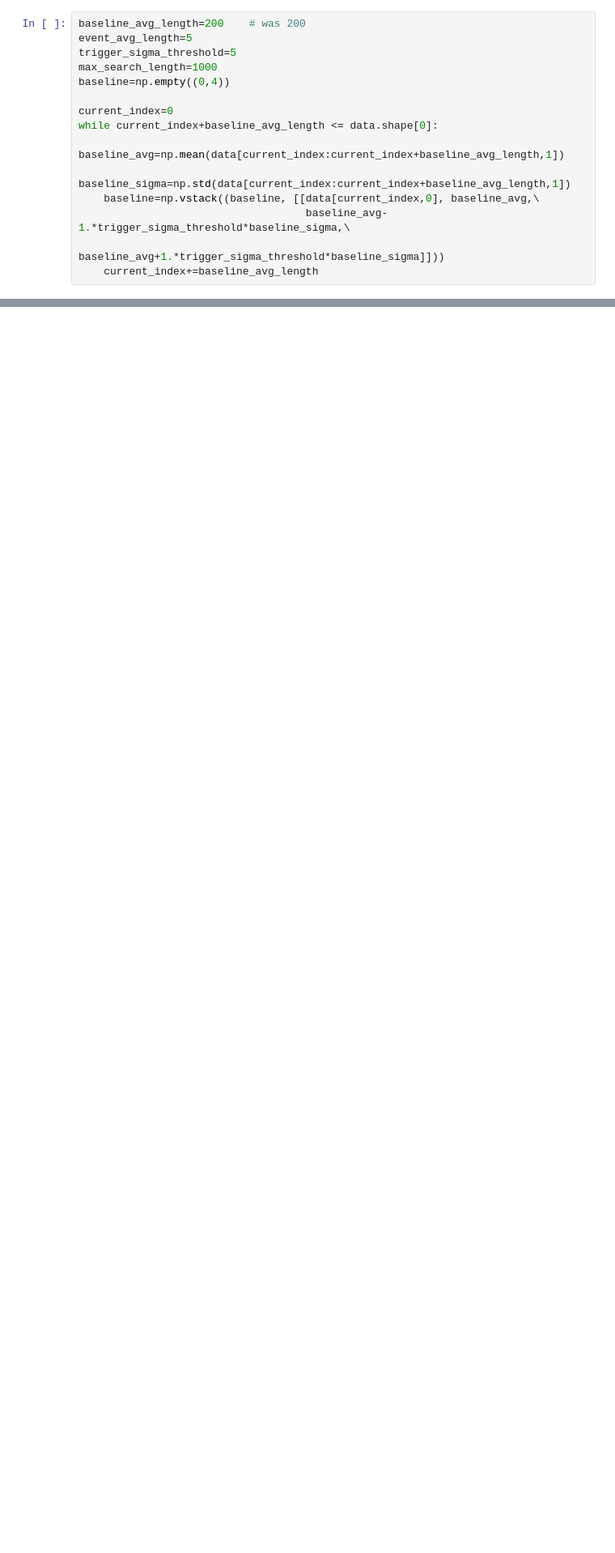
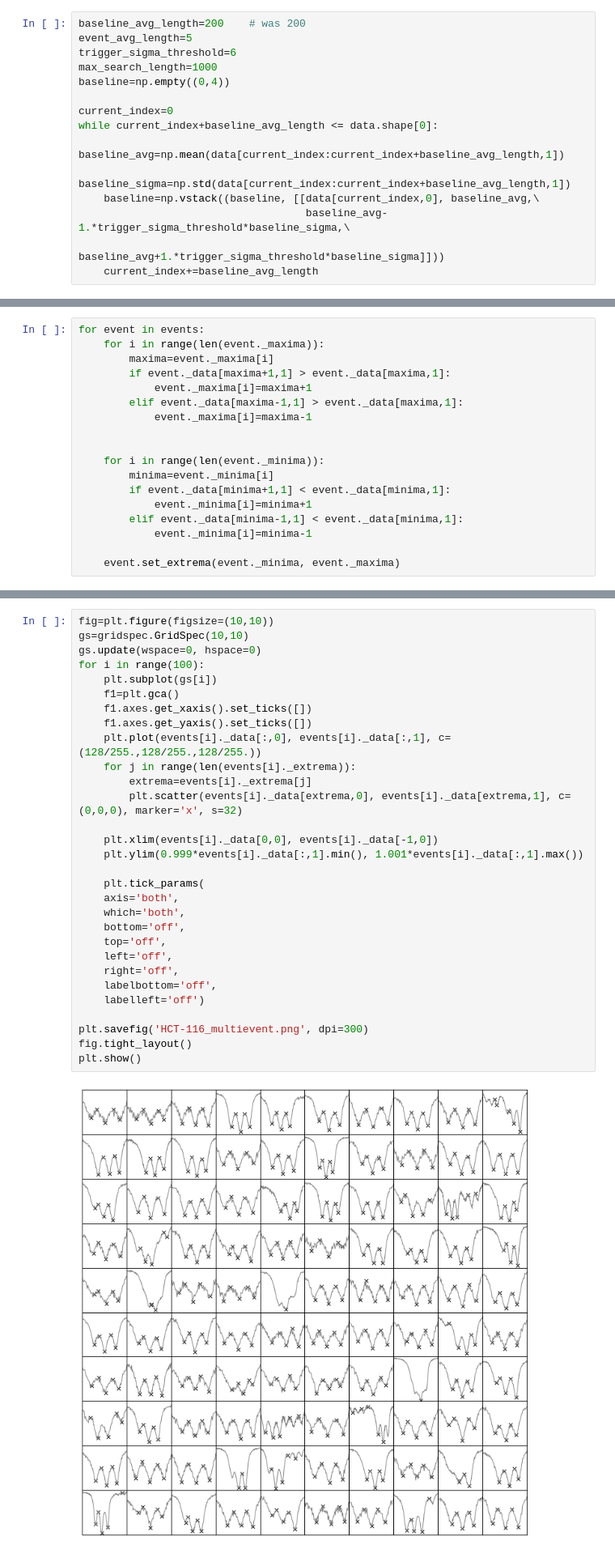
Before and after one commit to tphinkle/pore_stats, a Jupyter notebook: full_file_sweep.ipynb, the cells around one changed output, grey strips where cells are left out. Shown: that part at 81% size. Saved outputs shown, nothing was run; the diff lists cells and outputs as text; blank space fills up the shorter version.

```diff
--- a/full_file_sweep.ipynb
+++ b/full_file_sweep.ipynb
@@ -83,7 +88,7 @@ data=open_raw_file(directory+file_name, 1000, 1000000)
 # %%
 baseline_avg_length=200    # was 200
 event_avg_length=5
-trigger_sigma_threshold=5
+trigger_sigma_threshold=6
 max_search_length=1000
 baseline=np.empty((0,4))
 
@@ -261,0 +332,18 @@ baseli
+# %%
+for event in events:
+    for i in range(len(event._maxima)):
+        maxima=event._maxima[i]
+        if event._data[maxima+1,1] > event._data[maxima,1]:
+            event._maxima[i]=maxima+1
+        elif event._data[maxima-1,1] > event._data[maxima,1]:
+            event._maxima[i]=maxima-1
+
+
+    for i in range(len(event._minima)):
+        minima=event._minima[i]
+        if event._data[minima+1,1] < event._data[minima,1]:
+            event._minima[i]=minima+1
+        elif event._data[minima-1,1] < event._data[minima,1]:
+            event._minima[i]=minima-1
+
+    event.set_extrema(event._minima, event._maxima)
@@ -261,0 +354,32 @@ baseli
+# %%
+fig=plt.figure(figsize=(10,10))
+gs=gridspec.GridSpec(10,10)
+gs.update(wspace=0, hspace=0)
+for i in range(100):
+    plt.subplot(gs[i])
+    f1=plt.gca()
+    f1.axes.get_xaxis().set_ticks([])
+    f1.axes.get_yaxis().set_ticks([])
+    plt.plot(events[i]._data[:,0], events[i]._data[:,1], c=(128/255.,128/255.,128/255.))
+    for j in range(len(events[i]._extrema)):
+        extrema=events[i]._extrema[j]
+        plt.scatter(events[i]._data[extrema,0], events[i]._data[extrema,1], c=(0,0,0), marker='x', s=32)
+
+    plt.xlim(events[i]._data[0,0], events[i]._data[-1,0])
+    plt.ylim(0.999*events[i]._data[:,1].min(), 1.001*events[i]._data[:,1].max())
+
+    plt.tick_params(
+    axis='both',
+    which='both',
+    bottom='off',
+    top='off',
+    left='off',
+    right='off',
+    labelbottom='off',
+    labelleft='off')
+
+plt.savefig('HCT-116_multievent.png', dpi=300)
+fig.tight_layout()
+plt.show()
+# %% [output]
+[figure, added]
```
Also changed, not shown: parts of 21 cells of this notebook, 7 other files.
